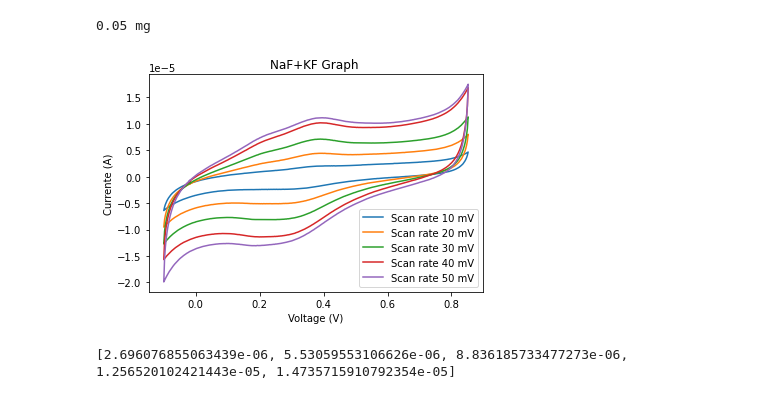
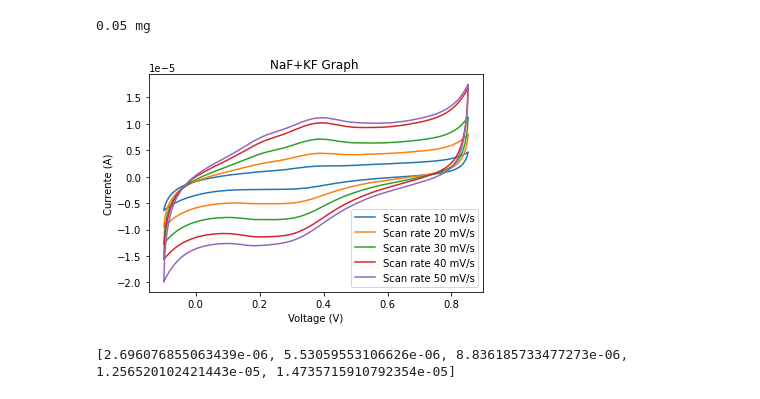
Before and after one commit to PassosSouza/VoltametriaCiclica, a Jupyter notebook: Analise de Voltametria - Usando medias.ipynb, the cells around one changed output. Drawn from its saved outputs; the diff is of its cells as text; code cells hidden in the pictures.

```diff
--- a/Analise de Voltametria - Usando medias.ipynb
+++ b/Analise de Voltametria - Usando medias.ipynb
@@ -256,19 +256,19 @@ for i in range(len(V55)):
     A52.append(A55[i]-min(A55[i]))
 # %%
 from matplotlib import pyplot as plt
-plt.plot(V11[0],A11[0],'-',label='Scan rate 10 mV')
-plt.plot(V22[0],A22[0],'-',label='Scan rate 20 mV')
-plt.plot(V33[0],A33[0],'-',label='Scan rate 30 mV')
-plt.plot(V44[0],A44[0],'-',label='Scan rate 40 mV')
-plt.plot(V55[0],A55[0],'-',label='Scan rate 50 mV')
+plt.plot(V11[0],A11[0],'-',label='Scan rate 10 mV/s')
+plt.plot(V22[0],A22[0],'-',label='Scan rate 20 mV/s')
+plt.plot(V33[0],A33[0],'-',label='Scan rate 30 mV/s')
+plt.plot(V44[0],A44[0],'-',label='Scan rate 40 mV/s')
+plt.plot(V55[0],A55[0],'-',label='Scan rate 50 mV/s')
 
 plt.legend()
 plt.title('NaF+KF Graph ')
 plt.ylabel('Currente (A)')
 plt.xlabel('Voltage (V)')
 plt.show()
 # %% [output]
-[figure, old version]
+[figure, new version]
 # %%
 import numpy as np
 def findlocal(x,x0,u):#acha onde está x0 na lista x se ele ja foi visto no indice u
```
Also changed, not shown: parts of 2 cells of this notebook.
